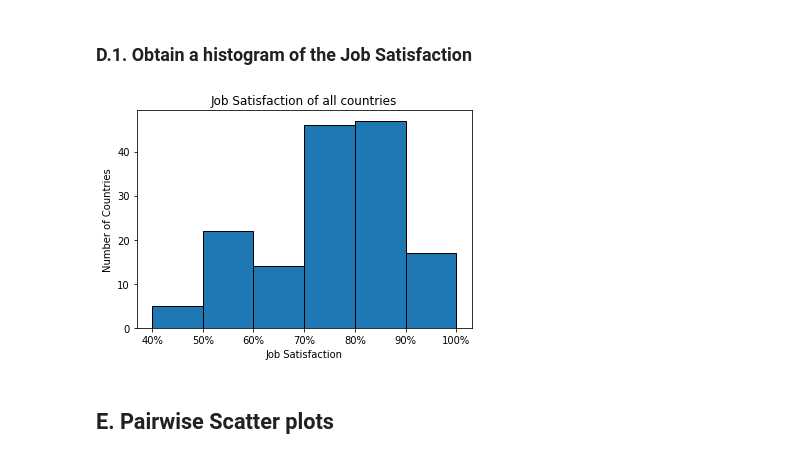
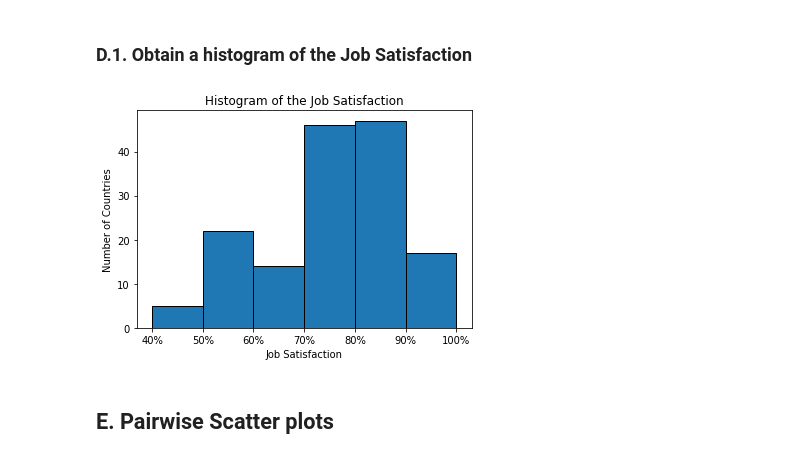
Before and after one commit to jeanrichard/epflx-adsml19-course1-project, a Jupyter notebook: course-01-project.ipynb, the cells around one changed output. Cells and saved outputs as stored; diff of their text form; code cells hidden in the pictures.

```diff
--- a/course-01-project.ipynb
+++ b/course-01-project.ipynb
@@ -91,8 +91,11 @@ df[df.isna().any(axis=1)]
 # %% [markdown]
 ### A.7. If necessary remove any observations to ensure that there are no missing values and the values in each column are of the same data type.
 # %%
-dfclean = df.dropna(axis=0, how='any').copy()
-assert len(dfclean) == 151
+df_clean = df.dropna(axis=0, how='any').copy()
+assert len(df_clean) == 151
+
+# Rename for convenience:
+df = df_clean
 # %% [markdown]
 ### A.8. Obtain the mean, minimum and maximum value for each column containing numerical data
 # %% [markdown]
@@ -165,10 +168,10 @@ dfclean.nlargest(n=10, columns='Happiness Rank')
 # %% [markdown]
 **Note:** It turns out that there are 7 regions in the file (vs. 6 mentioned in the task description). Upon inspection, Ukraine is the only country in the _Europe_ region. Based on [this article](https://en.wikipedia.org/wiki/Eastern_Europe)  on Wikipedia, we add Ukraine to the _Eastern Europe_ region.
 # %%
-dfclean.loc[dfclean['Country'] == 'Ukraine', 'Region'] = 'Eastern Europe'
+df.loc[df['Country'] == 'Ukraine', 'Region'] = 'Eastern Europe'
 
-(dfclean
- .groupby(by='Region') \
+(df
+ .groupby(by='Region')
  .agg({'Country': 'count'})
  .rename(columns={'Country': 'Countries'})
 )
@@ -337,16 +355,16 @@ plt.show()
 # %% [markdown]
 ### D.1. Obtain a histogram of the Job Satisfaction
 # %%
-bins = np.arange(40, 100 + 10, 10)
-plt.hist(dfclean['Job Satisfaction'], bins=bins, edgecolor='black')
+bins = np.arange(40, 100 + 10, 10)  # 40, 50, ..., 100
+plt.hist(df['Job Satisfaction'], bins=bins, edgecolor='black')
 x_labels = list(f'{edge}%' for edge in bins)
 plt.xticks(bins, x_labels)
 plt.ylabel('Number of Countries')
 plt.xlabel('Job Satisfaction')
-plt.title('Job Satisfaction of all countries')
+plt.title('Histogram of the Job Satisfaction')
 plt.show()
 # %% [output]
-[figure, old version]
+[figure, new version]
 # %% [markdown]
 ## E. Pairwise Scatter plots
 # %% [markdown]
```
Also changed, not shown: parts of 18 cells of this notebook, 1 other file.
